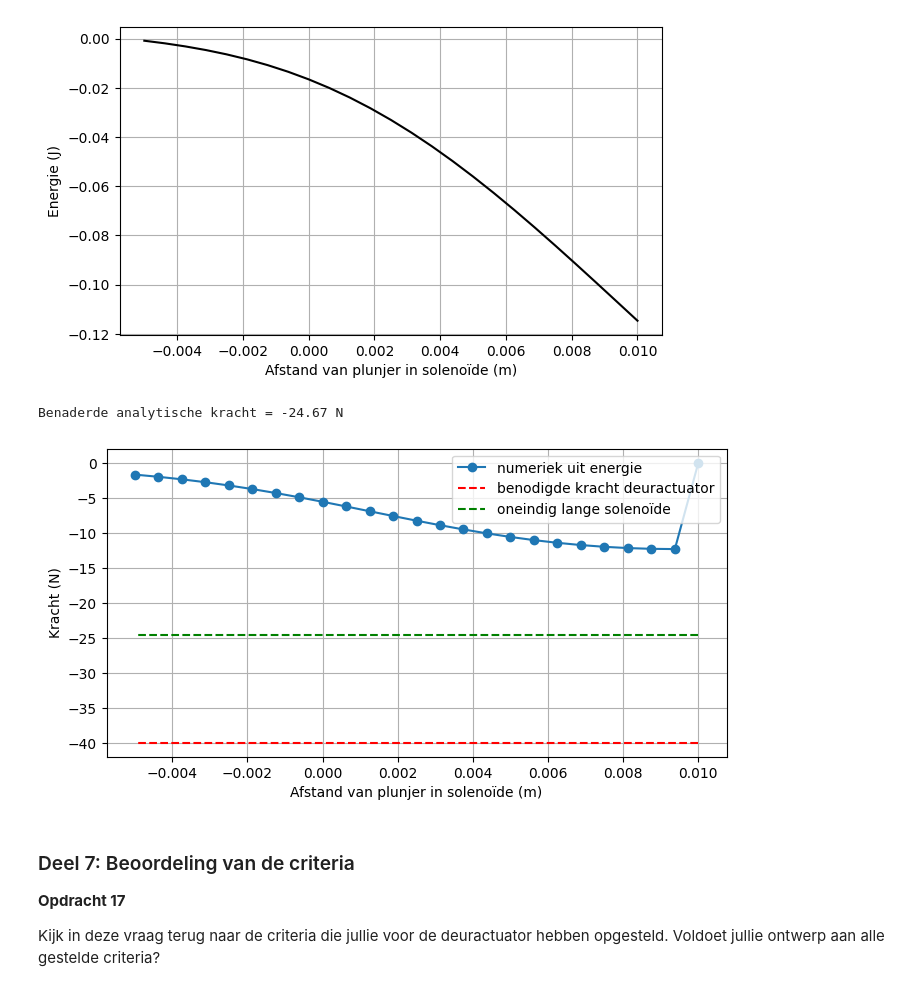
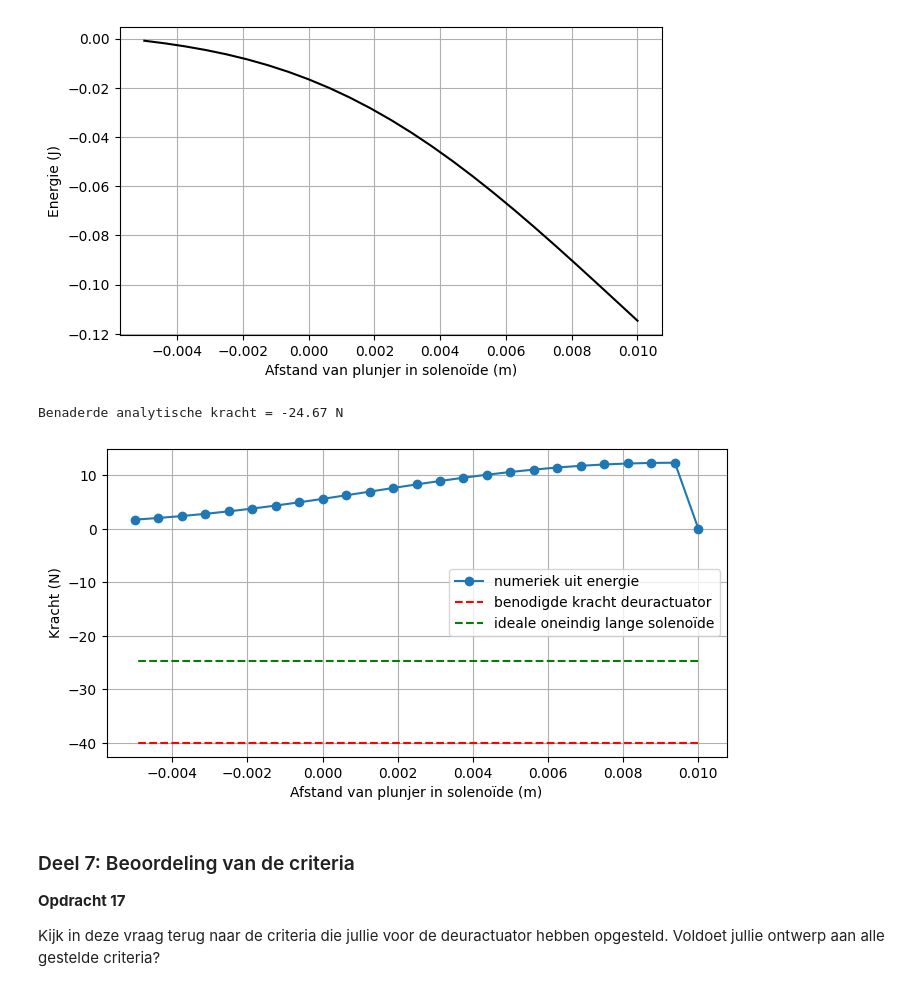
Before and after one commit to jvdmaaten-web/opdrachten-DEF-D, a Jupyter notebook: DigitaleOntwerpopdrachten/magnetostatica/2KrachtactuatorOpdracht/Krachtactuator.ipynb, the cells around one changed output. Saved outputs shown, nothing was run; the diff lists cells and outputs as text; code cells hidden in the pictures.

```diff
--- a/DigitaleOntwerpopdrachten/magnetostatica/2KrachtactuatorOpdracht/Krachtactuator.ipynb
+++ b/DigitaleOntwerpopdrachten/magnetostatica/2KrachtactuatorOpdracht/Krachtactuator.ipynb
@@ -957,22 +954,36 @@ plt.grid()
 # %% [output]
 [figure]
 # %%
-force_analytical = -mu_0 * mu_r * np.pi * r_s**2 * aantal_omwent**2 * I**2 / (2 * L_s**2)
-force_numerical = np.diff(Wz, append=Wz[-1]) / (z_ax[1] - z_ax[0])
+# Analytische benadering van de kracht bij een ideale, oneindig lange solenoïde
+kracht_analytisch = -mu_0 * mu_r * np.pi * r_s**2 * aantal_omwent**2 * I**2 / (2 * L_s**2)
 
+# Numerieke kracht uit de energie:
+# F = -dW/dz, benaderd met een eindig verschil
+delta_z = z_ax[1] - z_ax[0]
+kracht_numeriek = -np.diff(Wz, append=Wz[-1]) / delta_z
+
+# Grafiek van de kracht als functie van de positie van de plunjer
 plt.figure(figsize=(8,4))
-plt.plot(L_s - z_ax, np.flipud(force_numerical), '-o', label='numeriek uit energie')
+
+# Numeriek berekende kracht uit de energiecurve
+plt.plot(L_s - z_ax, np.flipud(kracht_numeriek), '-o', label='numeriek uit energie')
+
+# Benodigde kracht voor de deuractuator
 plt.plot(L_s - z_ax, (-40.0) * np.ones(n_ax), '--r', label='benodigde kracht deuractuator')
-plt.plot(L_s - z_ax, force_analytical * np.ones(n_ax), '--g', label='oneindig lange solenoïde')
+
+# Analytische kracht volgens ideaal model van oneindig lange solenoïde
+plt.plot(L_s - z_ax, kracht_analytisch * np.ones(n_ax), '--g', label='ideale oneindig lange solenoïde')
+
 plt.xlabel('Afstand van plunjer in solenoïde (m)')
 plt.ylabel('Kracht (N)')
 plt.grid()
 plt.legend()
 
-print(f"Benaderde analytische kracht = {force_analytical:.2f} N")
+print(f"Benaderde analytische kracht = {kracht_analytisch:.2f} N")
+# bij numeriek verandert kracht met de positie
 # %% [output]
 Benaderde analytische kracht = -24.67 N
-[figure, old version]
+[figure, new version]
 # %% [markdown]
 ### Deel 7: Beoordeling van de criteria
 **Opdracht 17**
```
Also changed, not shown: parts of 4 cells of this notebook.
